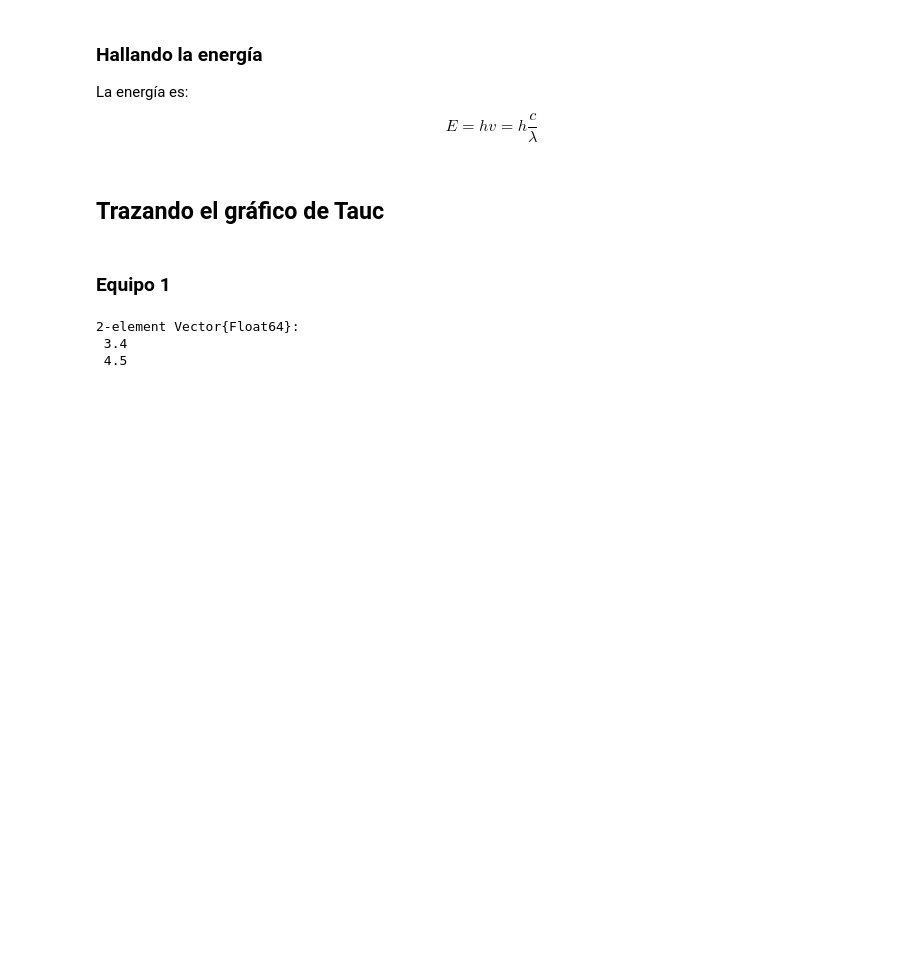
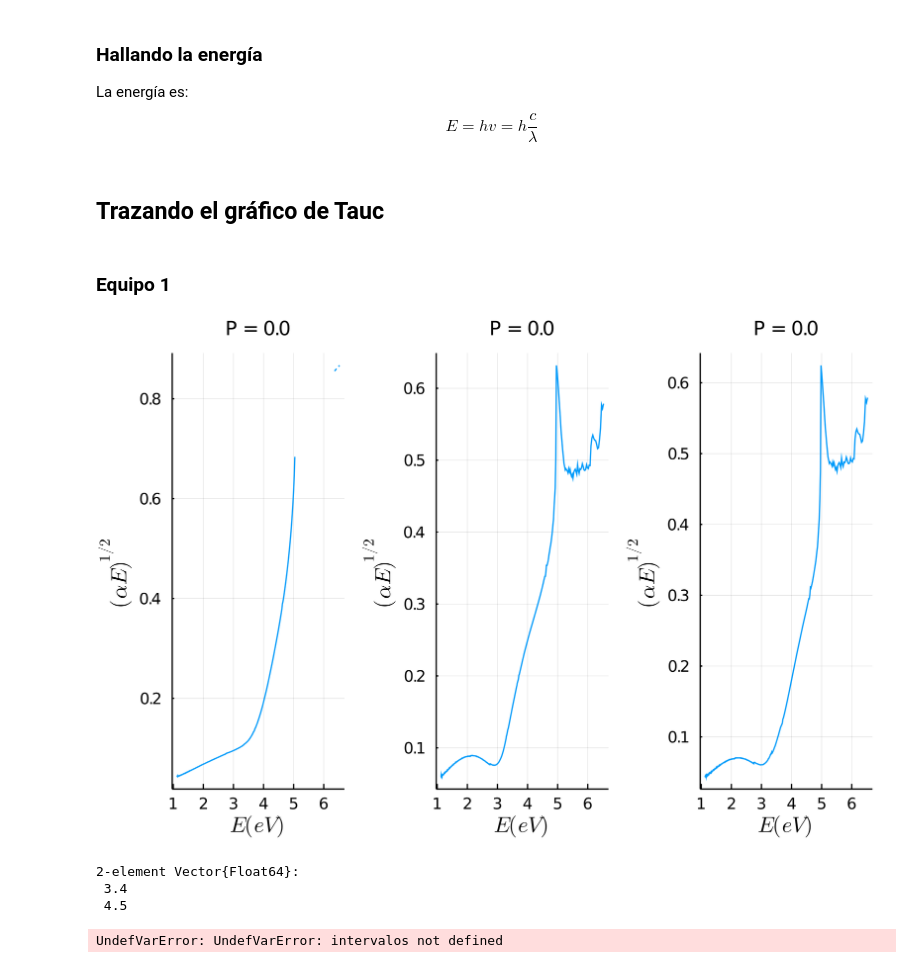
Before and after one commit to Urcelay97/Tauc-Plots-for-ZnS-, a Jupyter notebook: calculosTodos.ipynb, the cells around one changed output. Saved outputs shown, nothing was run; the diff lists cells and outputs as text; code cells hidden in the pictures; blank space fills up the shorter version.

```diff
--- a/calculosTodos.ipynb
+++ b/calculosTodos.ipynb
@@ -79,6 +79,8 @@ end
 ### Equipo 1
 # %%
 presiones = ["P = $(P[1,1])" "P = $(P[1,2])" "P = $(P[1,3])"]
-plot(E[:,1,:],(alfa[:,1,:].*E[:,1,:]).^0.5,dpi=450,layout=3,title=presiones,xlabel=L"E(eV)",ylabel=L"(\alpha E)^{1/2}",label=false)
+plot(E[:,1,:],(alfa[:,1,:].*E[:,1,:]).^0.5,dpi=450,layout=(1,3),title=presiones,xlabel=L"E(eV)",ylabel=L"(\alpha E)^{1/2}",label=false,titlefontsize=10)
+# %% [output]
+[figure, added]
 # %%
 #Obteniendo los intervalos en los cuales la gráfica es lineal (a ojo)
@@ -90,3 +92,21 @@ intervalos_1[3,:] = [3.4,4.5]
 2-element Vector{Float64}:
  3.4
  4.5
+# %%
+#Realizando el ajuste lineal
+coeficientes_1 = zeros(N_mediciones[1],2)
+gap_1 = zeros(N_mediciones[1])
+
+for i in 1:N_mediciones[1]
+    indices = abs.(E[:,1,i] .- mean(intervalos_1[i,:])) .<= abs(intervalos[i,1]-intervalos[i,2])/2
+    x = E[indices,1,i]
+    y = (alfa[indices,1,i].*E[indices,1,i]).^0.5
+    n = sum(indices)
+    #Calculando los coeficientes de regresion lineal
+    m = (sum(x.*y) - n*mean(x)*mean(y))/(sum(x.^2)-(sum(x))^2/n)
+    b = (sum(x.^2)*sum(y)-sum(x.*y)*sum(x))/(n*sum(x.^2)-(sum(x))^2)
+    coeficientes_1[i,:] = [m,b]
+    gap_1[i] = -b/m
+end
+# %% [output]
+UndefVarError: UndefVarError: intervalos not defined
```
Also changed, not shown: parts of 12 cells of this notebook.
